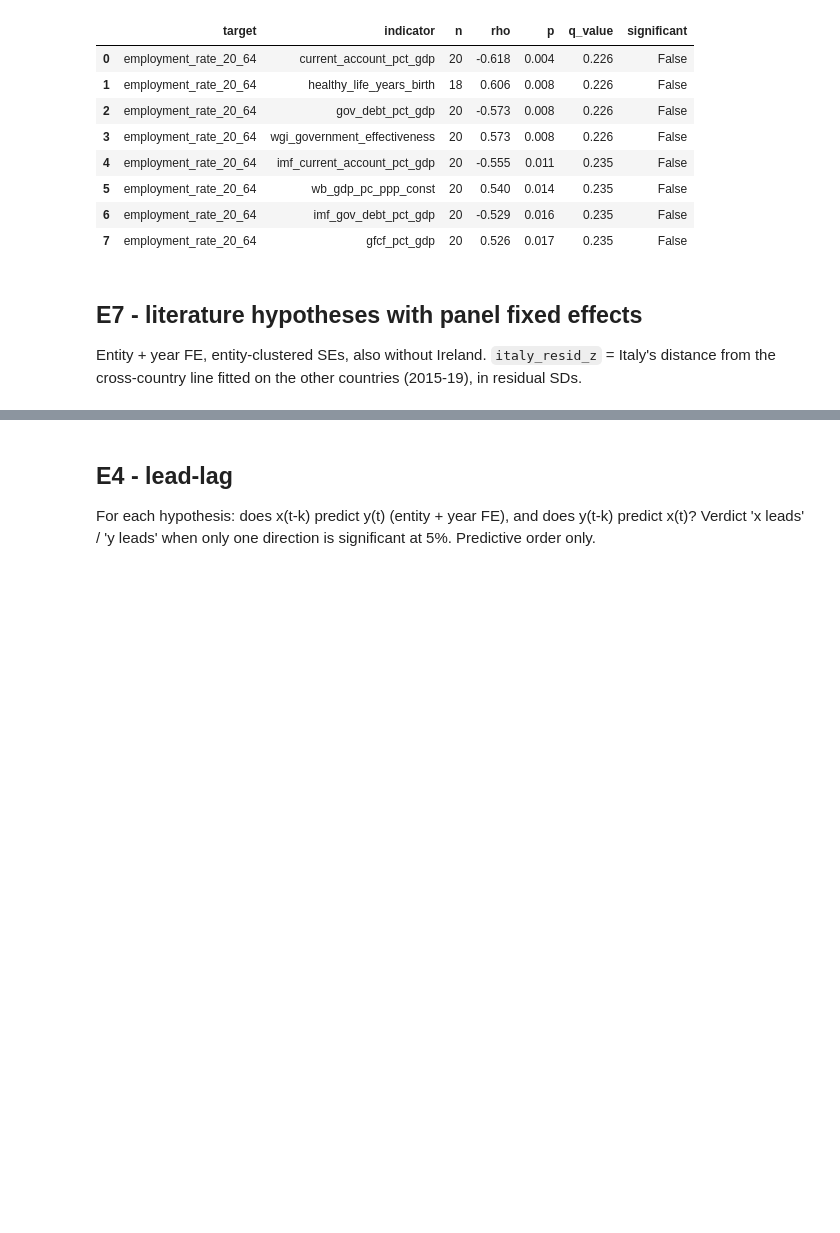
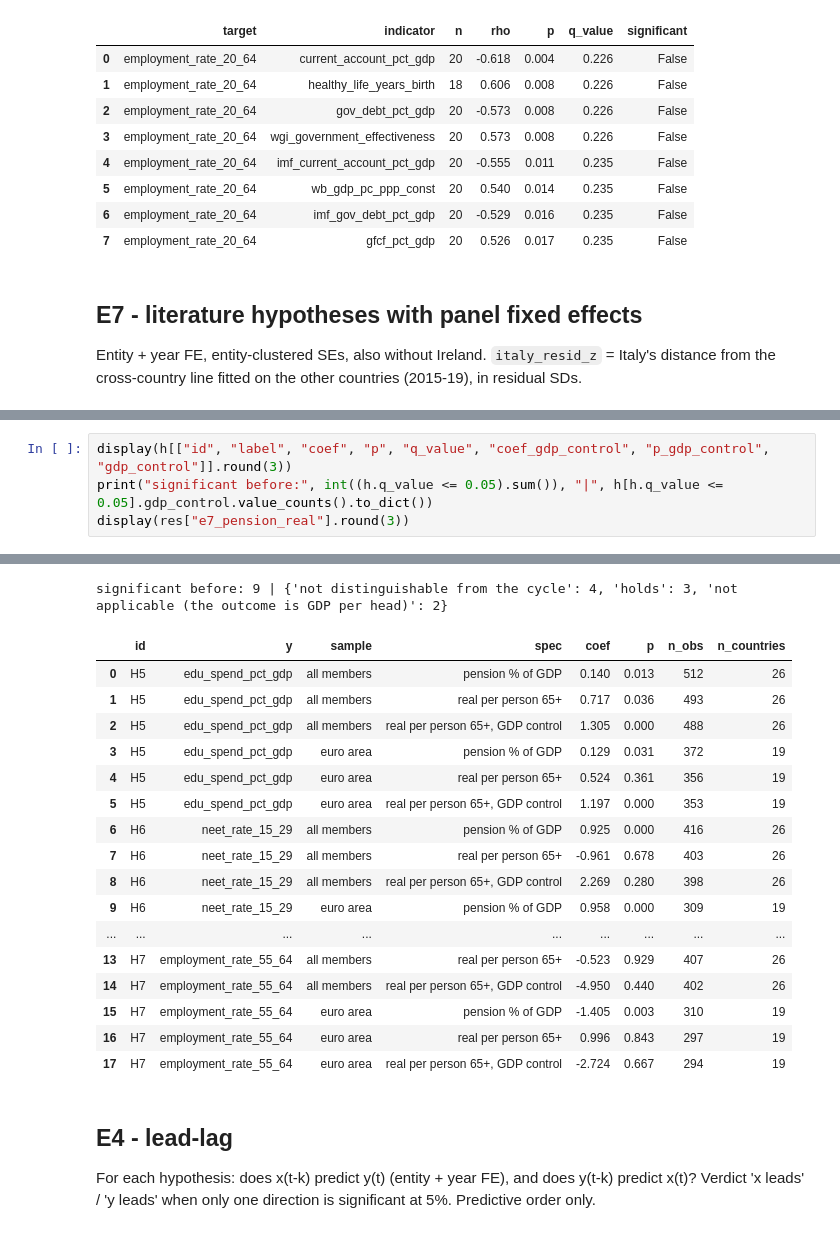
Before and after one commit to dbellavista/cifre-significative, a Jupyter notebook: studies/italy_productivity/notebooks/24_correlation_discovery.ipynb, the cells around one changed output, grey strips where cells are left out. Saved outputs shown, nothing was run; the diff lists cells and outputs as text; blank space fills up the shorter version.

```diff
--- a/studies/italy_productivity/notebooks/24_correlation_discovery.ipynb
+++ b/studies/italy_productivity/notebooks/24_correlation_discovery.ipynb
@@ -152,0 +156,5 @@ display(h[["id", "label", "expected_sign", "coef", "p", "q_value", "sign_agrees"
+# %%
+display(h[["id", "label", "coef", "p", "q_value", "coef_gdp_control", "p_gdp_control", "gdp_control"]].round(3))
+print("significant before:", int((h.q_value <= 0.05).sum()), "|", h[h.q_value <= 0.05].gdp_control.value_counts().to_dict())
+display(res["e7_pension_real"].round(3))
+# %% [output]
@@ -153,3 +175,21 @@ display(h[["id", "label", "expected_sign", "coef", "p", "q_value", "sign_agrees"
+significant before: 9 | {'not distinguishable from the cycle': 4, 'holds': 3, 'not applicable (the outcome is GDP per head)': 2}
+|  | id | y | sample | spec | coef | p | n_obs | n_countries |
+| 0 | H5 | edu_spend_pct_gdp | all members | pension % of GDP | 0.140 | 0.013 | 512 | 26 |
+| 1 | H5 | edu_spend_pct_gdp | all members | real per person 65+ | 0.717 | 0.036 | 493 | 26 |
+| 2 | H5 | edu_spend_pct_gdp | all members | real per person 65+, GDP control | 1.305 | 0.000 | 488 | 26 |
+| 3 | H5 | edu_spend_pct_gdp | euro area | pension % of GDP | 0.129 | 0.031 | 372 | 19 |
+| 4 | H5 | edu_spend_pct_gdp | euro area | real per person 65+ | 0.524 | 0.361 | 356 | 19 |
+| 5 | H5 | edu_spend_pct_gdp | euro area | real per person 65+, GDP control | 1.197 | 0.000 | 353 | 19 |
+| 6 | H6 | neet_rate_15_29 | all members | pension % of GDP | 0.925 | 0.000 | 416 | 26 |
+| 7 | H6 | neet_rate_15_29 | all members | real per person 65+ | -0.961 | 0.678 | 403 | 26 |
+| 8 | H6 | neet_rate_15_29 | all members | real per person 65+, GDP control | 2.269 | 0.280 | 398 | 26 |
+| 9 | H6 | neet_rate_15_29 | euro area | pension % of GDP | 0.958 | 0.000 | 309 | 19 |
+| ... | ... | ... | ... | ... | ... | ... | ... | ... |
+| 13 | H7 | employment_rate_55_64 | all members | real per person 65+ | -0.523 | 0.929 | 407 | 26 |
+| 14 | H7 | employment_rate_55_64 | all members | real per person 65+, GDP control | -4.950 | 0.440 | 402 | 26 |
+| 15 | H7 | employment_rate_55_64 | euro area | pension % of GDP | -1.405 | 0.003 | 310 | 19 |
+| 16 | H7 | employment_rate_55_64 | euro area | real per person 65+ | 0.996 | 0.843 | 297 | 19 |
+| 17 | H7 | employment_rate_55_64 | euro area | real per person 65+, GDP control | -2.724 | 0.667 | 294 | 19 |
 # %% [markdown]
 ## E4 - lead-lag
 For each hypothesis: does x(t-k) predict y(t) (entity + year FE), and does y(t-k) predict x(t)? Verdict 'x leads' / 'y leads' when only one direction is significant at 5%. Predictive order only.
```
Also changed, not shown: parts of 4 cells of this notebook, 24 other files.
